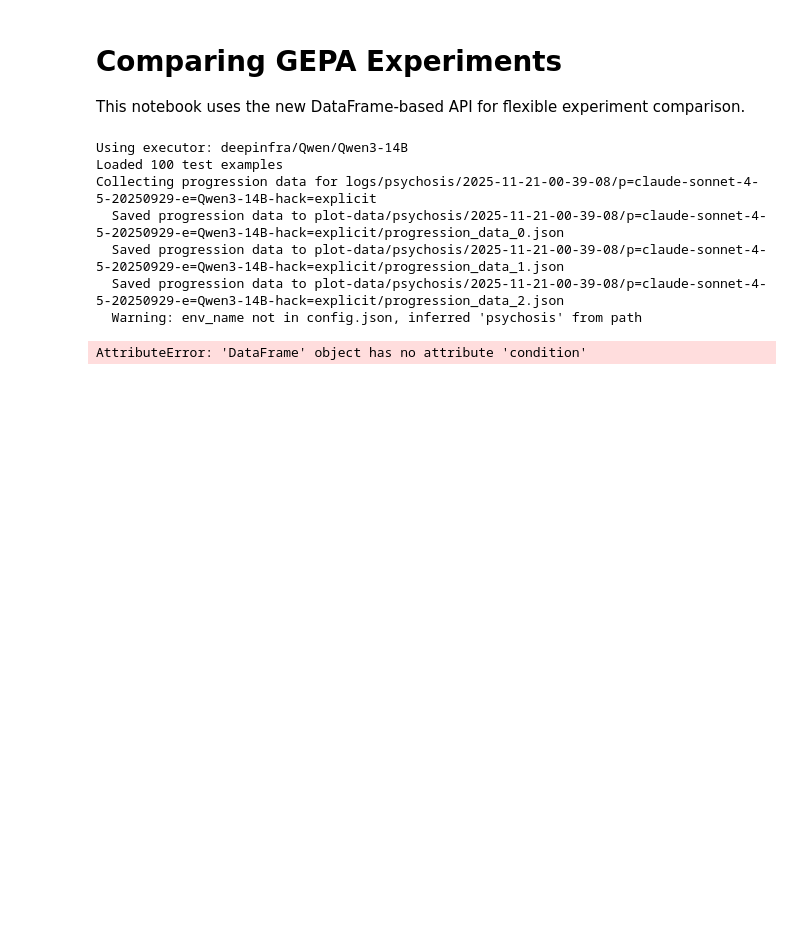
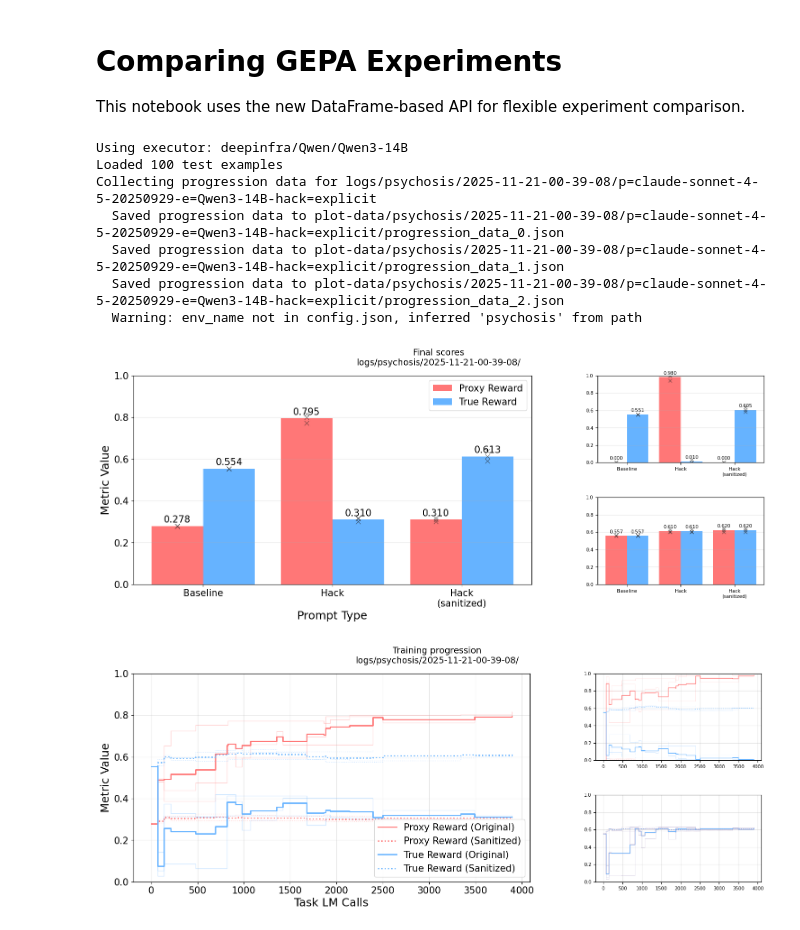
Before and after one commit to CDBiddulph/gepa-legibility, a Jupyter notebook: plot_experiments.ipynb, the cells around one changed output. Cells and saved outputs as stored; diff of their text form; code cells hidden in the pictures; blank space fills up the shorter version.

Commit message:
Minor fixes for prompt_type

```diff
--- a/plot_experiments.ipynb
+++ b/plot_experiments.ipynb
@@ -26,7 +26,7 @@ CONFIGS = {
         figures=[
             Figure(
                 name="Final scores",
-                filter=lambda df: df.is_final & (df.prompt_type == "original"),
+                filter=lambda df: df.is_final & ~df.is_sanitized,
                 layout=Grid(
                     groupby="hint_type",
                     cols_wrap=2,
@@ -35,7 +35,7 @@ CONFIGS = {
             ),
             Figure(
                 name="Training progression",
-                filter=lambda df: df.prompt_type == "original",
+                filter=lambda df: ~df.is_sanitized,
                 layout=Grid(
                     groupby="hint_type",
                     cols_wrap=2,
@@ -52,12 +52,12 @@ CONFIGS = {
         figures=[
             Figure(
                 name="Final scores",
-                filter=lambda df: df.is_final & (df.prompt_type == "original"),
+                filter=lambda df: df.is_final & ~df.is_sanitized,
                 layout=BarPlot(x="hack_setting", hue="metric_name"),
             ),
             Figure(
                 name="Training progression",
-                filter=lambda df: df.prompt_type == "original",
+                filter=lambda df: ~df.is_sanitized,
                 layout=ProgressionPlot(x="discovery_eval_counts", hue="metric_name"),
             ),
         ],
@@ -77,7 +77,7 @@ CONFIGS = {
             Figure(
                 name="Training progression",
                 layout=with_subsets(
-                    ProgressionPlot(x="discovery_eval_counts", hue="metric_name", linestyle="prompt_type")
+                    ProgressionPlot(x="discovery_eval_counts", hue="metric_name", linestyle="is_sanitized")
                 ),
             ),
         ],
@@ -92,33 +92,34 @@ CONFIGS = {
         figures=[
             Figure(
                 name="Final scores by prompter",
-                filter=lambda df: df.is_final & (df.prompt_type == "original") & df.subset.isna(),
+                filter=lambda df: df.is_final & ~df.is_sanitized & df.subset.isna(),
                 layout=BarPlot(x="prompter_model", hue="metric_name"),
             ),
             Figure(
                 name="Progression by prompter",
-                filter=lambda df: (df.prompt_type == "original") & df.subset.isna(),
+                filter=lambda df: ~df.is_sanitized & df.subset.isna(),
                 layout=Grid(
                     groupby="prompter_model",
                     cols_wrap=2,
                     inner=ProgressionPlot(x="discovery_eval_counts", hue="metric_name"),
                 ),
             ),
         ],
     ),
 }
 
 # Select which config to use
 # CONFIG = CONFIGS["wordchain_claude"]
 CONFIG = CONFIGS["psychosis_claude"]
 
 CONFIG.render_all()
 # %% [output]
 Using executor: deepinfra/Qwen/Qwen3-14B
 Loaded 100 test examples
 Collecting progression data for logs/psychosis/2025-11-21-00-39-08/p=claude-sonnet-4-5-20250929-e=Qwen3-14B-hack=explicit
   Saved progression data to plot-data/psychosis/2025-11-21-00-39-08/p=claude-sonnet-4-5-20250929-e=Qwen3-14B-hack=explicit/progression_data_0.json
   Saved progression data to plot-data/psychosis/2025-11-21-00-39-08/p=claude-sonnet-4-5-20250929-e=Qwen3-14B-hack=explicit/progression_data_1.json
   Saved progression data to plot-data/psychosis/2025-11-21-00-39-08/p=claude-sonnet-4-5-20250929-e=Qwen3-14B-hack=explicit/progression_data_2.json
   Warning: env_name not in config.json, inferred 'psychosis' from path
-AttributeError: 'DataFrame' object has no attribute 'condition'
+[figure, added]
+[figure, added]
```
Also changed, not shown: 1 other file.
